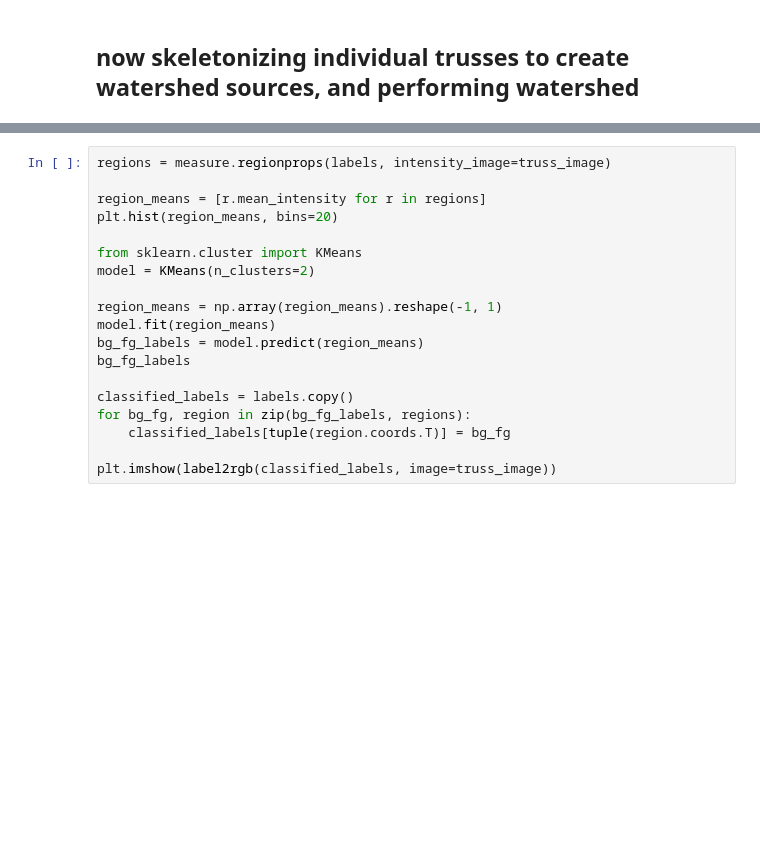
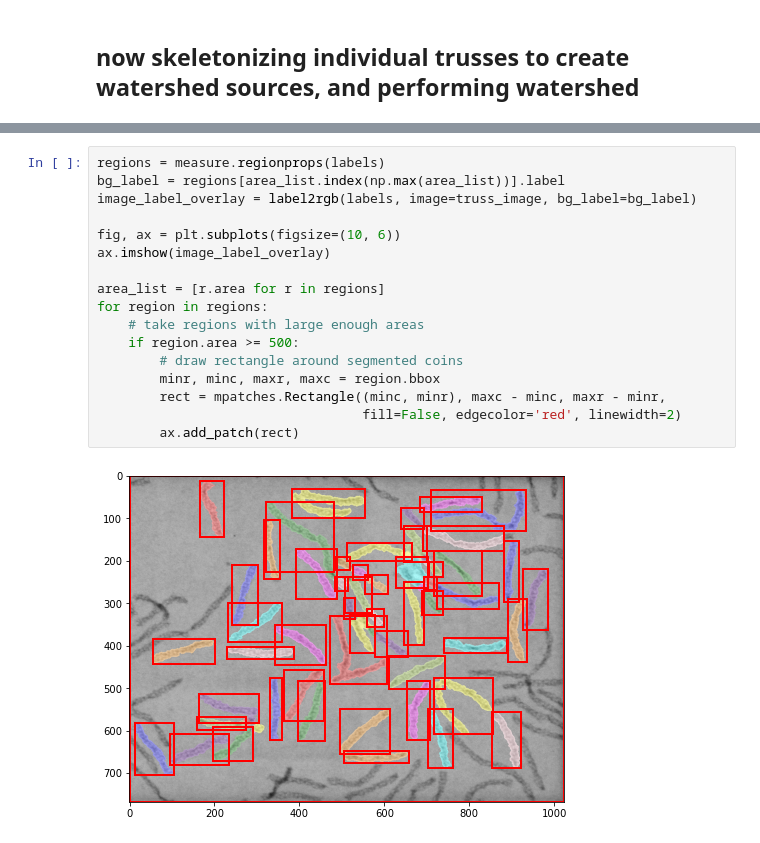
Before and after one commit to gshikhri/triangulated-truss-analysis, a Jupyter notebook: watershed_based_image_segmentation.ipynb, the cells around one changed output, grey strips where cells are left out. Drawn from its saved outputs; the diff is of its cells as text; blank space fills up the shorter version.

```diff
--- a/watershed_based_image_segmentation.ipynb
+++ b/watershed_based_image_segmentation.ipynb
@@ -52,19 +58,19 @@ plt.imshow(label2rgb(labels, image=truss_image))
-# %%
-regions = measure.regionprops(labels, intensity_image=truss_image)
-
-region_means = [r.mean_intensity for r in regions]
-plt.hist(region_means, bins=20)
-
-from sklearn.cluster import KMeans
-model = KMeans(n_clusters=2)
-
-region_means = np.array(region_means).reshape(-1, 1)
-model.fit(region_means)
-bg_fg_labels = model.predict(region_means)
-bg_fg_labels
-
-classified_labels = labels.copy()
-for bg_fg, region in zip(bg_fg_labels, regions):
-    classified_labels[tuple(region.coords.T)] = bg_fg
-
-plt.imshow(label2rgb(classified_labels, image=truss_image))
+# %%
+regions = measure.regionprops(labels)
+bg_label = regions[area_list.index(np.max(area_list))].label
+image_label_overlay = label2rgb(labels, image=truss_image, bg_label=bg_label)
+
+fig, ax = plt.subplots(figsize=(10, 6))
+ax.imshow(image_label_overlay)
+
+area_list = [r.area for r in regions]
+for region in regions:
+    # take regions with large enough areas
+    if region.area >= 500:
+        # draw rectangle around segmented coins
+        minr, minc, maxr, maxc = region.bbox
+        rect = mpatches.Rectangle((minc, minr), maxc - minc, maxr - minr,
+                                  fill=False, edgecolor='red', linewidth=2)
+        ax.add_patch(rect)
+# %% [output]
+[figure, added]
```
Also changed, not shown: parts of 7 cells of this notebook.
